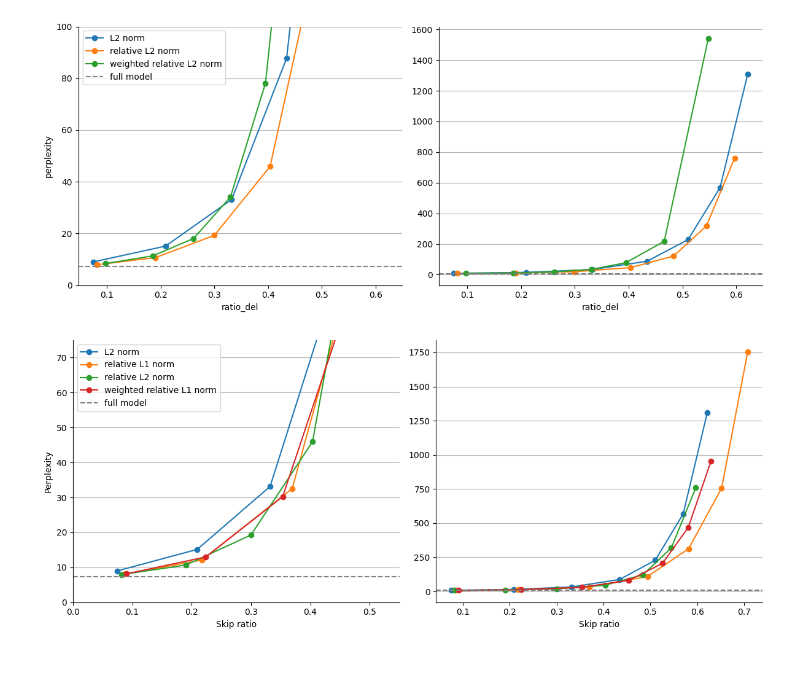
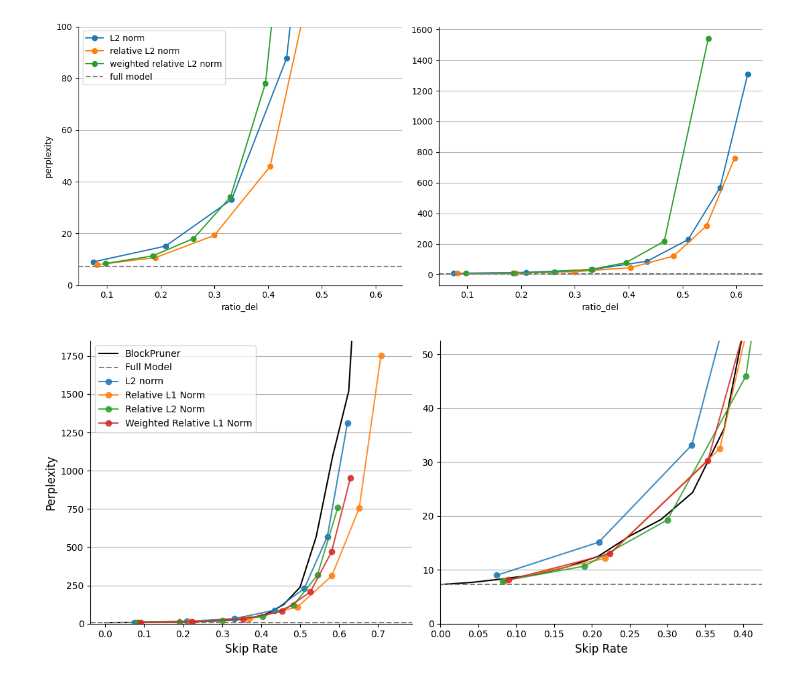
Before and after one commit to chutnakova5/Adaptive-layer-skipping, a Jupyter notebook: dp_importance.ipynb, the cells around one changed output. Cells and saved outputs as stored; diff of their text form; code cells hidden in the pictures.

Commit message:
results visualization

```diff
--- a/dp_importance.ipynb
+++ b/dp_importance.ipynb
@@ -125,6 +125,9 @@ results_thr_keeping_layers = pd.read_csv('results/results_thr_keeping_layers.csv
 results_threshold_except = pd.read_csv('results/results_threshold_except.csv', header=[0, 1], index_col=0)
 results_threshold_rel_except = pd.read_csv('results/results_threshold_rel_except.csv', header=[0, 1], index_col=0)
 results_threshold_w_rel_except = pd.read_csv('results/results_threshold_w_rel_except.csv', header=[0, 1], index_col=0)
+
+block_pruner = pd.read_csv('results/results_block_pruner.csv', index_col=0)
+block_pruner['del_ratio'] = block_pruner.index / 24
 # %% [markdown]
 ---
 # Compute neuron importance based on gradients
@@ -1817,43 +1820,48 @@ plt.show()
 # %% [output]
 [figure]
 # %%
-fig, axes = plt.subplots(1, 2, figsize=(12, 5))
+fig, axes = plt.subplots(1, 2, figsize=(11, 5))
+
+axes[0].plot(block_pruner.loc[:, 'del_ratio'], block_pruner.loc[:, 'perplexity'], c='black', label='BlockPruner')
+axes[0].axhline(results.loc[0, 'perplexity'], c='gray', linestyle='--', label='Full Model')
 
 axes[0].plot(results_threshold_except["ratio_del", 'L2'], results_threshold_except["perplexity", 'L2'],
-             marker='o', label="L2 norm")
+             marker='o', alpha=0.85, label="L2 norm")
 axes[0].plot(results_threshold_rel_except["ratio_del", 'L1'], results_threshold_rel_except["perplexity", 'L1'],
-             marker='o', label="relative L1 norm")
+             marker='o', alpha=0.85, label="Relative L1 Norm")
 axes[0].plot(results_threshold_rel_except["ratio_del", 'L2'], results_threshold_rel_except["perplexity", 'L2'],
-             marker='o', label="relative L2 norm")
+             marker='o', alpha=0.85, label="Relative L2 Norm")
 axes[0].plot(results_threshold_w_rel_except["ratio_del", 'L1'], results_threshold_w_rel_except["perplexity", 'L1'],
-             marker='o', label="weighted relative L1 norm")
+             marker='o', alpha=0.85, label="Weighted Relative L1 Norm")
 
-axes[0].axhline(results.loc[0, 'perplexity'], c='gray', linestyle='--', label='full model')
-
-axes[0].set_xlim(0, 0.55)
-axes[0].set_ylim(0, 75)
-axes[0].set_xlabel("Skip ratio")
-axes[0].set_ylabel("Perplexity")
+axes[0].set_ylim(0, 1850)
+axes[0].set_xlabel("Skip Rate", fontsize=12)
+axes[0].set_ylabel("Perplexity", fontsize=12)
 axes[0].legend()
 axes[0].grid(axis='y')
 
+###
+
+axes[1].plot(block_pruner.loc[:13, 'del_ratio'], block_pruner.loc[:13, 'perplexity'], c='black', label='BlockPruner')
+axes[1].axhline(results.loc[0, 'perplexity'], c='gray', linestyle='--', label='full model')
 
 axes[1].plot(results_threshold_except["ratio_del", 'L2'], results_threshold_except["perplexity", 'L2'],
-             marker='o', label="L2 norm")
+             marker='o', alpha=0.85, label="L2 norm")
 axes[1].plot(results_threshold_rel_except["ratio_del", 'L1'], results_threshold_rel_except["perplexity", 'L1'],
-             marker='o', label="relative L1 norm")
+             marker='o', alpha=0.85, label="relative L1 norm")
 axes[1].plot(results_threshold_rel_except["ratio_del", 'L2'], results_threshold_rel_except["perplexity", 'L2'],
-             marker='o', label="relative L2 norm")
+             marker='o', alpha=0.85, label="relative L2 norm")
 axes[1].plot(results_threshold_w_rel_except["ratio_del", 'L1'], results_threshold_w_rel_except["perplexity", 'L1'],
-             marker='o', label="weighted relative L1 norm")
+             marker='o', alpha=0.85, label="weighted relative L1 norm")
 
-axes[1].axhline(results.loc[0, 'perplexity'], c='gray', linestyle='--', label='full model')
+axes[1].set_xlim(0, 0.425)
+axes[1].set_ylim(0, 52.5)
+axes[1].set_xlabel("Skip Rate", fontsize=12)
+axes[1].grid(axis='y')
 
-axes[1].set_xlabel("Skip ratio")
-axes[1].grid(axis='y')
 
 sns.despine()
 plt.tight_layout()
 plt.show()
 # %% [output]
-[figure, old version]
+[figure, new version]
```
Also changed, not shown: 1 other file.
